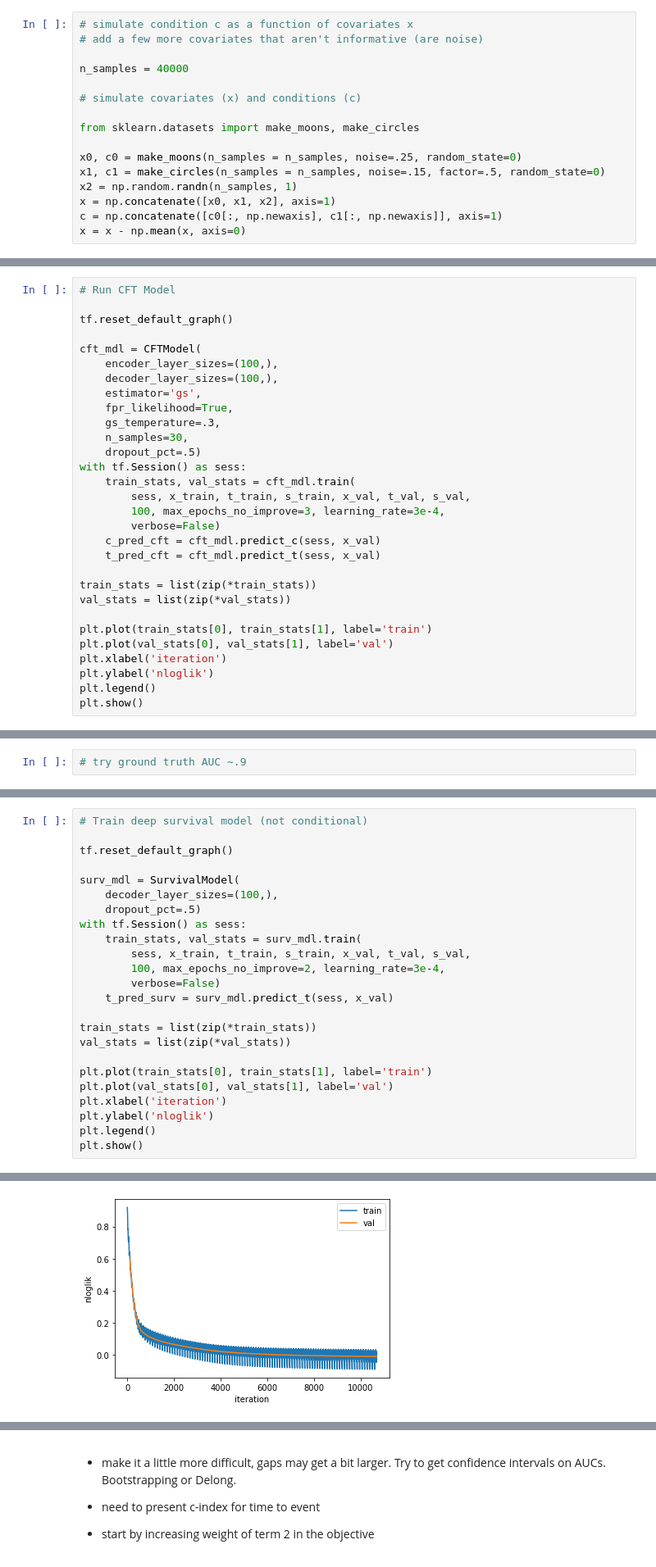
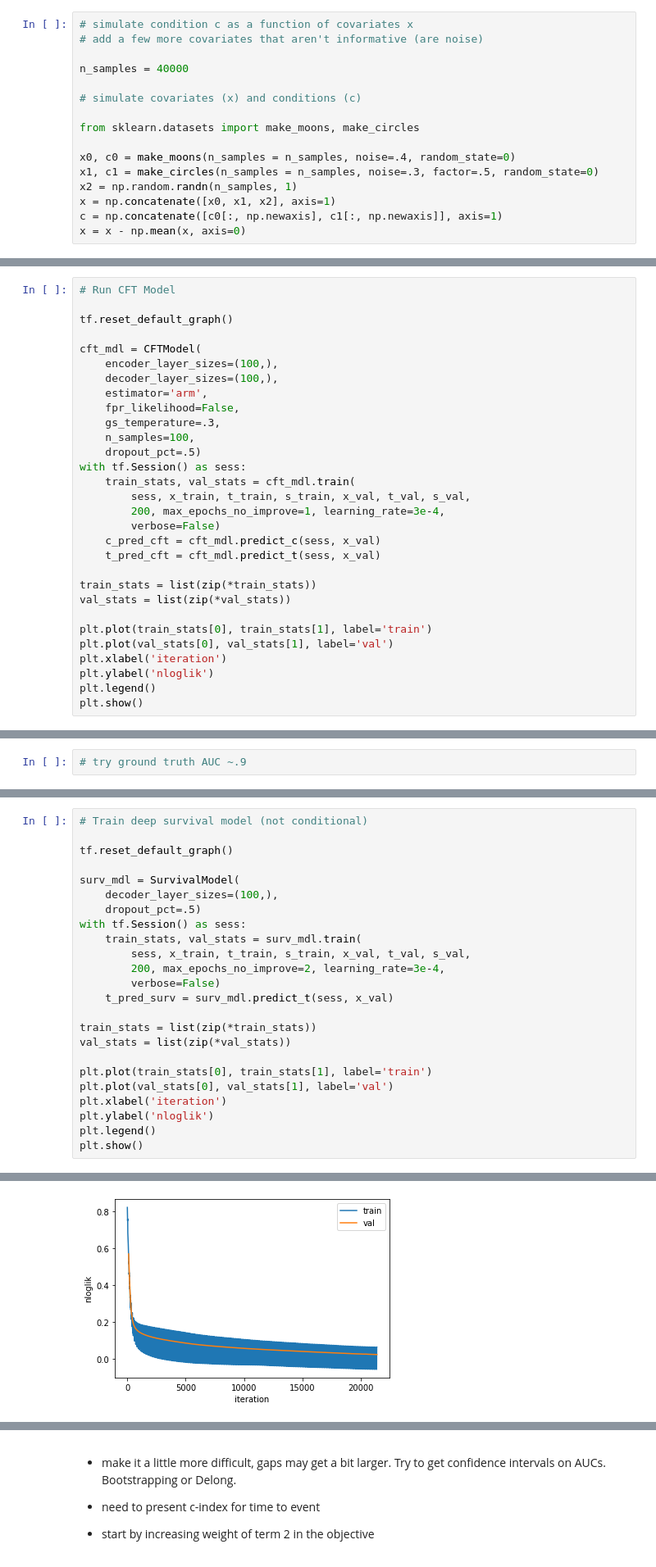
Before and after one commit to mengelhard/cft, a Jupyter notebook: notebooks/toy_example.ipynb, the cells around one changed output, grey strips where cells are left out. Shown at 82% size. Drawn from its saved outputs; the diff is of its cells as text.

```diff
--- a/notebooks/toy_example.ipynb
+++ b/notebooks/toy_example.ipynb
@@ -18,8 +18,8 @@ n_samples = 40000
 
 from sklearn.datasets import make_moons, make_circles
 
-x0, c0 = make_moons(n_samples = n_samples, noise=.25, random_state=0)
-x1, c1 = make_circles(n_samples = n_samples, noise=.15, factor=.5, random_state=0)
+x0, c0 = make_moons(n_samples = n_samples, noise=.4, random_state=0)
+x1, c1 = make_circles(n_samples = n_samples, noise=.3, factor=.5, random_state=0)
 x2 = np.random.randn(n_samples, 1)
 x = np.concatenate([x0, x1, x2], axis=1)
 c = np.concatenate([c0[:, np.newaxis], c1[:, np.newaxis]], axis=1)
@@ -95,15 +95,15 @@ tf.reset_default_graph()
 cft_mdl = CFTModel(
     encoder_layer_sizes=(100,),
     decoder_layer_sizes=(100,),
-    estimator='gs',
-    fpr_likelihood=True,
+    estimator='arm',
+    fpr_likelihood=False,
     gs_temperature=.3,
-    n_samples=30,
+    n_samples=100,
     dropout_pct=.5)
 with tf.Session() as sess:
     train_stats, val_stats = cft_mdl.train(
         sess, x_train, t_train, s_train, x_val, t_val, s_val,
-        100, max_epochs_no_improve=3, learning_rate=3e-4,
+        200, max_epochs_no_improve=1, learning_rate=3e-4,
         verbose=False)
     c_pred_cft = cft_mdl.predict_c(sess, x_val)
     t_pred_cft = cft_mdl.predict_t(sess, x_val)
@@ -182,7 +181,7 @@ surv_mdl = SurvivalModel(
 with tf.Session() as sess:
     train_stats, val_stats = surv_mdl.train(
         sess, x_train, t_train, s_train, x_val, t_val, s_val,
-        100, max_epochs_no_improve=2, learning_rate=3e-4,
+        200, max_epochs_no_improve=2, learning_rate=3e-4,
         verbose=False)
     t_pred_surv = surv_mdl.predict_t(sess, x_val)
 
@@ -209,4 +218,4 @@ Completed Epoch 90
-[figure, old version]
+[figure, new version]
 # %%
 # Train MLP to predict s directly
 
```
Also changed, not shown: parts of 10 cells of this notebook.
